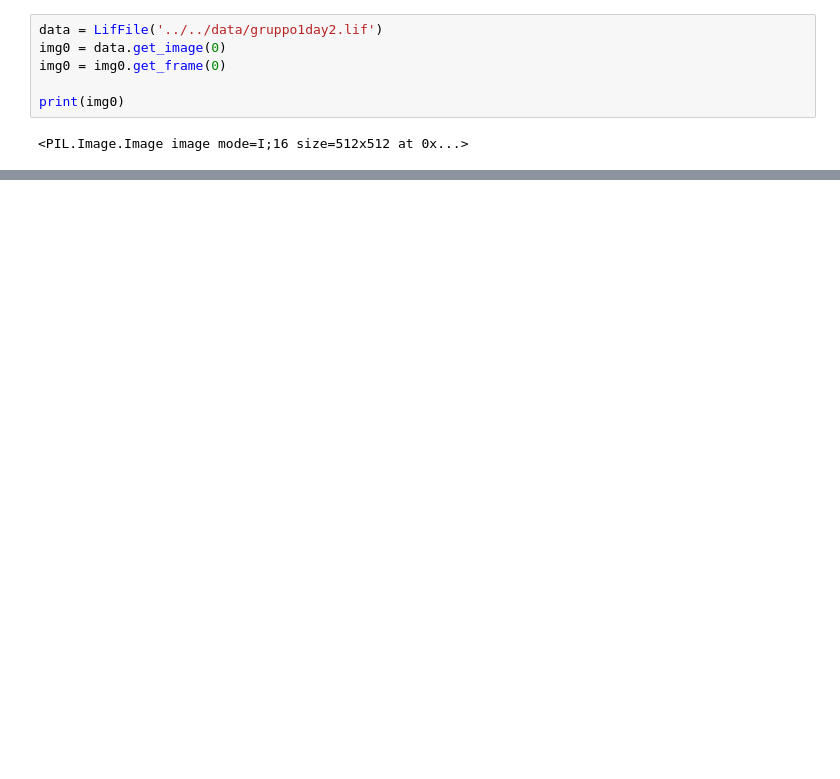
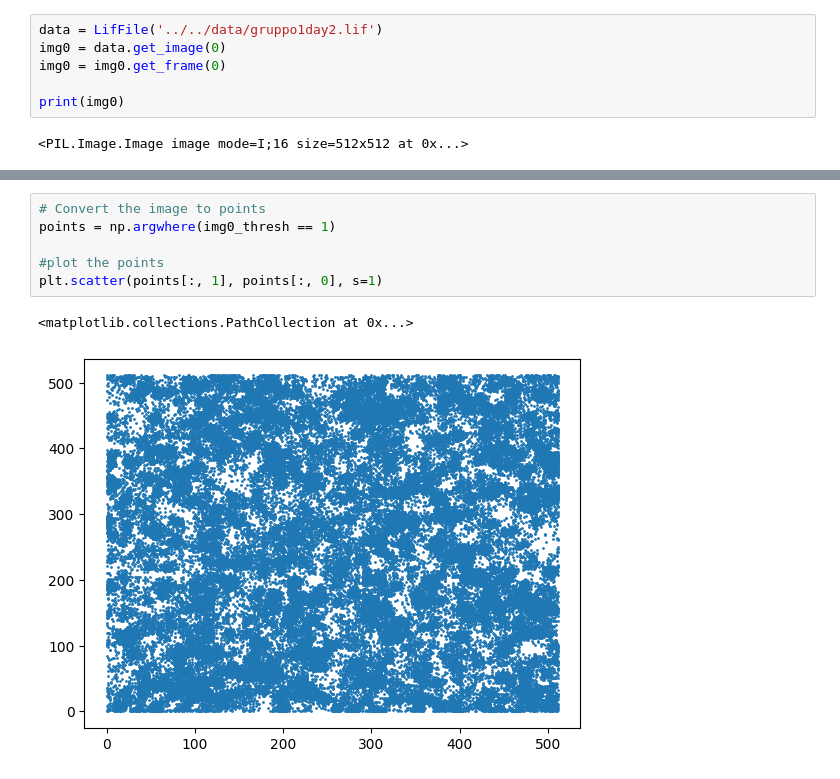
Before and after one commit to GiovanniLag/Laboratorio-Biofisica, a Jupyter notebook: microscopia/analysis/python/notebook-microscopia.ipynb, the cells around one changed output, grey strips where cells are left out. Cells and saved outputs as stored; diff of their text form; blank space fills up the shorter version.

```diff
--- a/microscopia/analysis/python/notebook-microscopia.ipynb
+++ b/microscopia/analysis/python/notebook-microscopia.ipynb
@@ -125,0 +55,9 @@ print(0.44*(lam/0.5))
+# %%
+# Convert the image to points
+points = np.argwhere(img0_thresh == 1)
+
+#plot the points
+plt.scatter(points[:, 1], points[:, 0], s=1)
+# %% [output]
+<matplotlib.collections.PathCollection at 0x...>
+[figure, added]
```
Also changed, not shown: parts of 18 cells of this notebook, 10 other files.
